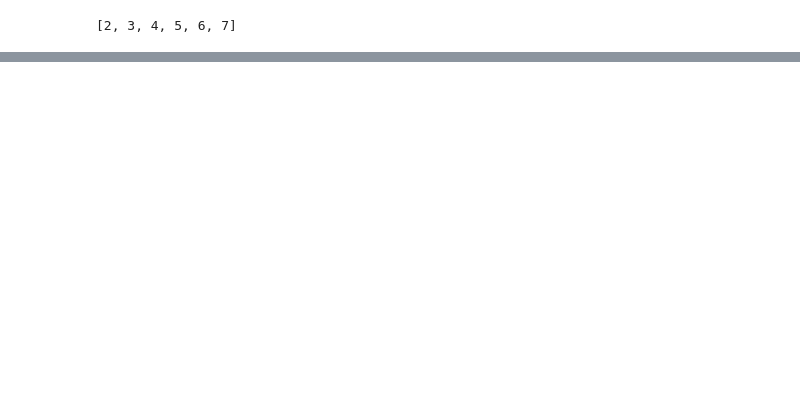
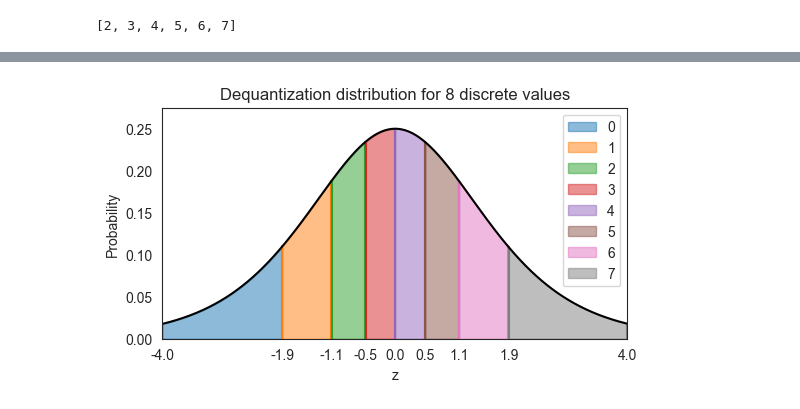
Before and after one commit to ofurman/counterfactuals, a Jupyter notebook: notebooks/dequantization.ipynb, the cells around one changed output, grey strips where cells are left out. Drawn from its saved outputs; the diff is of its cells as text; code cells hidden in the pictures; blank space fills up the shorter version.

```diff
--- a/notebooks/dequantization.ipynb
+++ b/notebooks/dequantization.ipynb
@@ -15,0 +52,30 @@ dataset.categorical_columns
+# %%
+quants = [len(cat) for cat in dataset.categorical_features_lists]
+
+gen_model = MaskedAutoregressiveFlow(
+    features=dataset.X_test.shape[1],
+    hidden_features=32,
+    context_features=1,
+    category_counts=quants,
+    category_indices=dataset.categorical_columns,
+)
+
+gen_model.fit(
+    train_loader=dataset.train_dataloader(2048, True),
+    test_loader=dataset.test_dataloader(2048, False),
+    num_epochs=500,
+    learning_rate=1e-3,
+)
+
+ll_pred_zero = gen_model.log_prob_(
+    dataset.X_test, torch.zeros(dataset.X_test.shape[0], 1)
+)
+ll_pred_one = gen_model.log_prob_(
+    dataset.X_test, torch.ones(dataset.X_test.shape[0], 1)
+)
+y_pred = ll_pred_zero < ll_pred_one
+print(classification_report(dataset.y_test, y_pred))
+
+gen_model.log_prob_(
+    torch.from_numpy(dataset.X_test[:10]), torch.from_numpy(dataset.y_test[:10])
+).mean()
@@ -15,0 +219,4 @@ dataset.categorical_columns
+# %%
+visualize_dequantization(quants=8)
+# %% [output]
+[figure, added]
```
Also changed, not shown: parts of 30 cells of this notebook, 20 other files.
